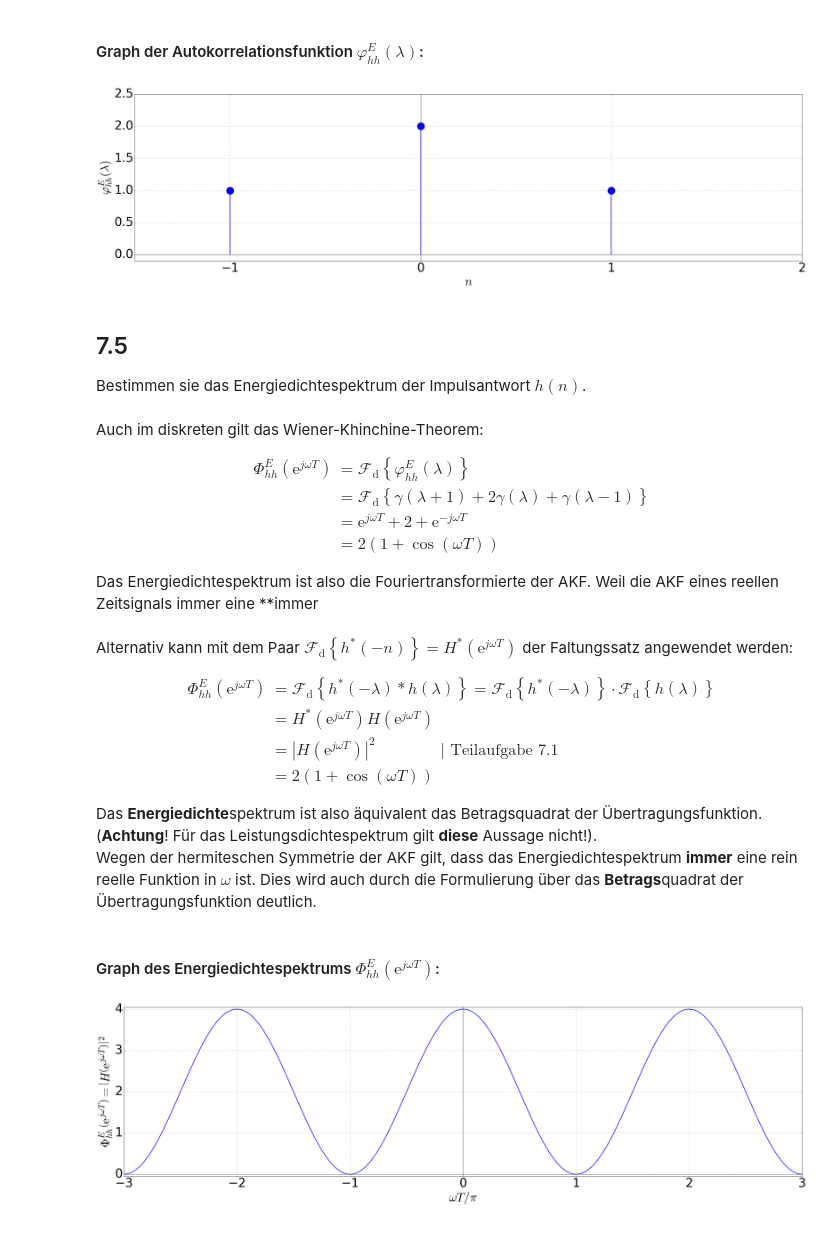
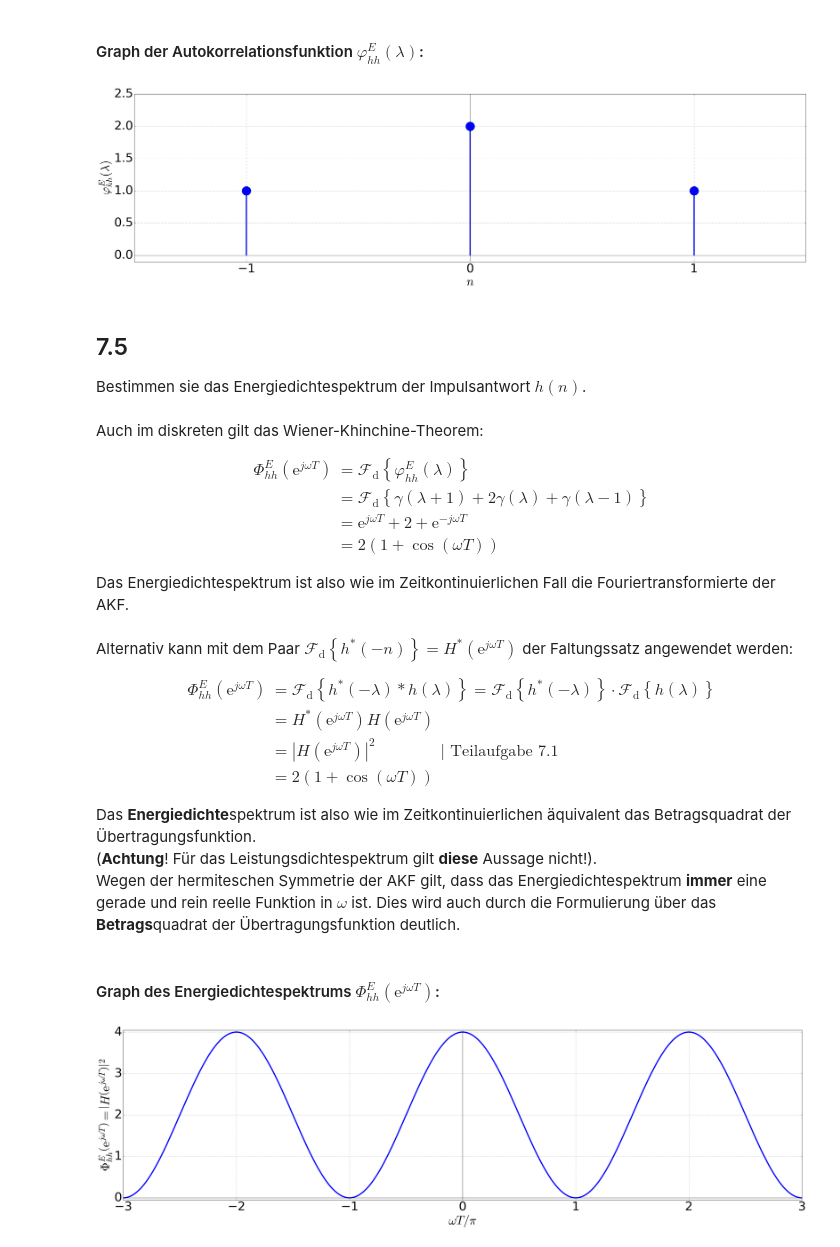
Before and after one commit to fgnt/nachrichtentechnik, a Jupyter notebook: notebooks/Uebungen/A7_Zeitdiskrete_Systeme.ipynb, the cells around one changed output. Drawn from its saved outputs; the diff is of its cells as text; code cells hidden in the pictures.

```diff
--- a/notebooks/Uebungen/A7_Zeitdiskrete_Systeme.ipynb
+++ b/notebooks/Uebungen/A7_Zeitdiskrete_Systeme.ipynb
@@ -162,17 +171,17 @@ Für komplexe Signale ist die AKF hermitesch symmetrisch: $\left(\varphi^E_{hh}(
 # %% [markdown]
 #### Graph der Autokorrelationsfunktion $\varphi^E_{hh}(\lambda)$:
 # %%
-plt.grid()
+plt.axvline(lw=0.75, c='k')
+plt.plot([-1, 0, 1], [1, 2, 1], 'bo', ms=30)
+plt.xticks(np.arange(-1, 3))
+plt.vlines([-1, 0, 1], 0, [1, 2, 1], 'b', lw=4)
+plt.axhline(lw=0.75, c='k')
 plt.xlim((-1.5, 1.5))
 plt.ylim((-0.1, 2.5))
-plt.axvline(linewidth=0.75, color='k')
-plt.plot([-1, 0, 1], [1, 2, 1], 'bo', markersize=25)
-plt.xticks(np.arange(-1, 3))
-plt.vlines([-1, 0, 1], 0, [1, 2, 1], 'b')
-plt.axhline(linewidth=0.75, color='k')
+plt.grid(True)
 setLabels(r'$n$', r'$\varphi^E_{hh}(\lambda)$')
 # %% [output]
-[figure, old version]
+[figure, new version]
 # %% [markdown]
 ## 7.5
 Bestimmen sie das Energiedichtespektrum der Impulsantwort $h(n)$.
@@ -186,7 +195,7 @@ Auch im diskreten gilt das Wiener-Khinchine-Theorem:
     &= 2\left( 1 + \cos\left(\omega T\right)\right)
 \end{align}
 
-Das Energiedichtespektrum ist also die Fouriertransformierte der AKF. Weil die AKF eines reellen Zeitsignals immer eine **immer
+Das Energiedichtespektrum ist also wie im Zeitkontinuierlichen Fall die Fouriertransformierte der AKF.
 # %% [markdown]
 Alternativ kann mit dem Paar $\mathcal{F}_\text{d}\left\{ h^{\ast}(-n) \right\} = H^{\ast} \left(\mathrm{e}^{j\omega T}\right)$ der Faltungssatz angewendet werden:
 
@@ -197,21 +206,21 @@ Alternativ kann mit dem Paar $\mathcal{F}_\text{d}\left\{ h^{\ast}(-n) \right\}
     &= 2\left( 1 + \cos\left(\omega T\right)\right)
 \end{align}
 
-Das **Energiedichte**spektrum ist also äquivalent das Betragsquadrat der Übertragungsfunktion.
+Das **Energiedichte**spektrum ist also wie im Zeitkontinuierlichen äquivalent das Betragsquadrat der Übertragungsfunktion.
 (**Achtung**! Für das Leistungsdichtespektrum gilt **diese** Aussage nicht!).
-Wegen der hermiteschen Symmetrie der AKF gilt, dass das Energiedichtespektrum **immer** eine rein reelle Funktion in $\omega$ ist. Dies wird auch durch die Formulierung über das **Betrags**quadrat der Übertragungsfunktion deutlich.
+Wegen der hermiteschen Symmetrie der AKF gilt, dass das Energiedichtespektrum **immer** eine gerade und rein reelle Funktion in $\omega$ ist. Dies wird auch durch die Formulierung über das **Betrags**quadrat der Übertragungsfunktion deutlich.
 # %% [markdown]
 #### Graph des Energiedichtespektrums $\Phi^E_{hh}\left(\mathrm{e}^{j\omega T}\right)$:
 # %%
-plt.axvline(linewidth=0.75, color='k')
-plt.plot(wT/pi, np.abs(H)**2)
-plt.axhline(linewidth=0.75, color='k')
+plt.axvline(lw=0.75, c='k')
+plt.plot(wT/pi, np.abs(H)**2, lw=4)
+plt.axhline(lw=0.75, c='k')
 plt.ylim((-0.05, 4.05))
-plt.grid()
+plt.grid(True)
 setLabels(r'$\omega T/\pi$', r'$\Phi^E_{hh}\left(\mathrm{e}^{j\omega T}\right)' +
           r'= \left|H \left(\mathrm{e}^{j\omega T}\right)\right|^2$')
 # %% [output]
-[figure, old version]
+[figure, new version]
 # %% [markdown]
 ## Zusatz: Hintergründe
 Das System verhält sich (bis auf den fehlenden Faktor $1/2$ vor jedem Impuls) sehr ähnlich zum System aus Aufgabe 3. Dies lässt sich ausnutzen, indem **das kontinuierliche System** aus Aufgabe 3 **durch Abtastung, diskrete Filterung und Rekonstruktion realisiert** werden kann, sofern das **Abtasttheorem** eingehalten wird. Die Verzögerungsterme müssen dann der Abtastperiodendauer entsprechen.
```
Also changed, not shown: parts of 7 cells of this notebook.
